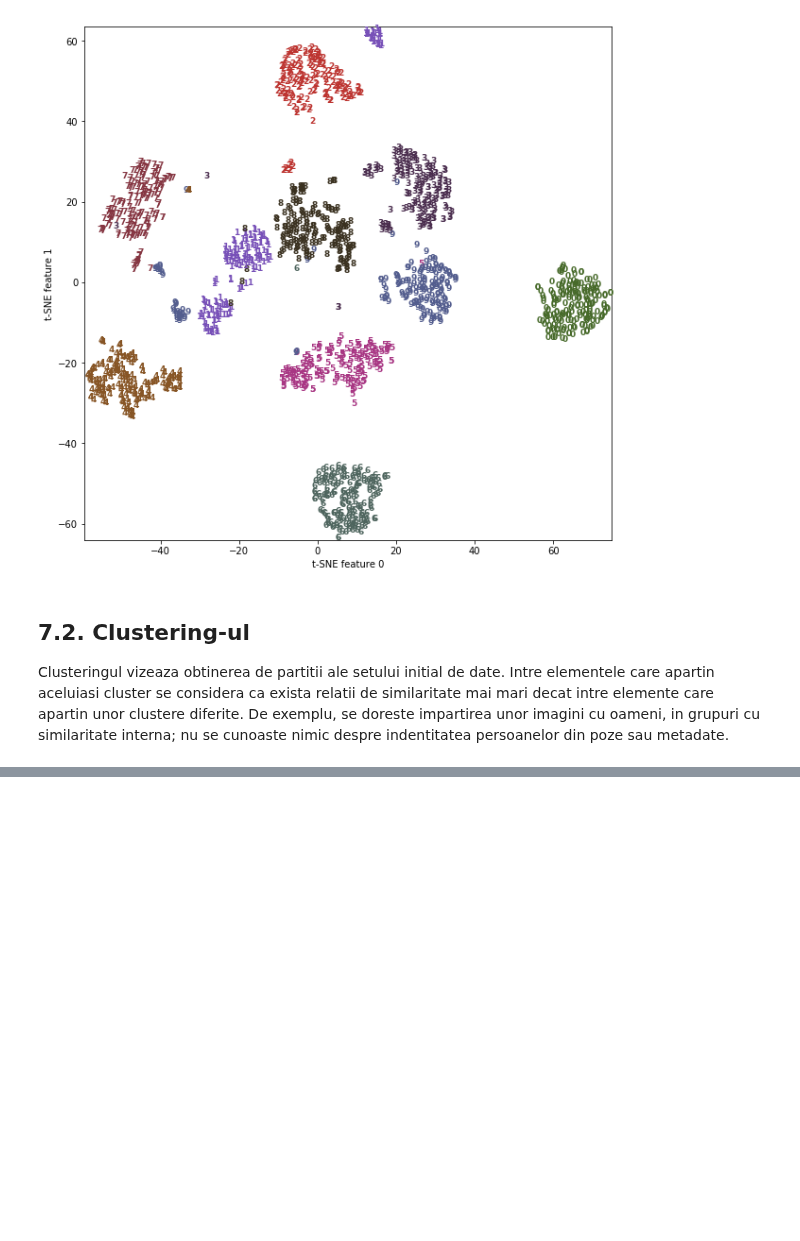
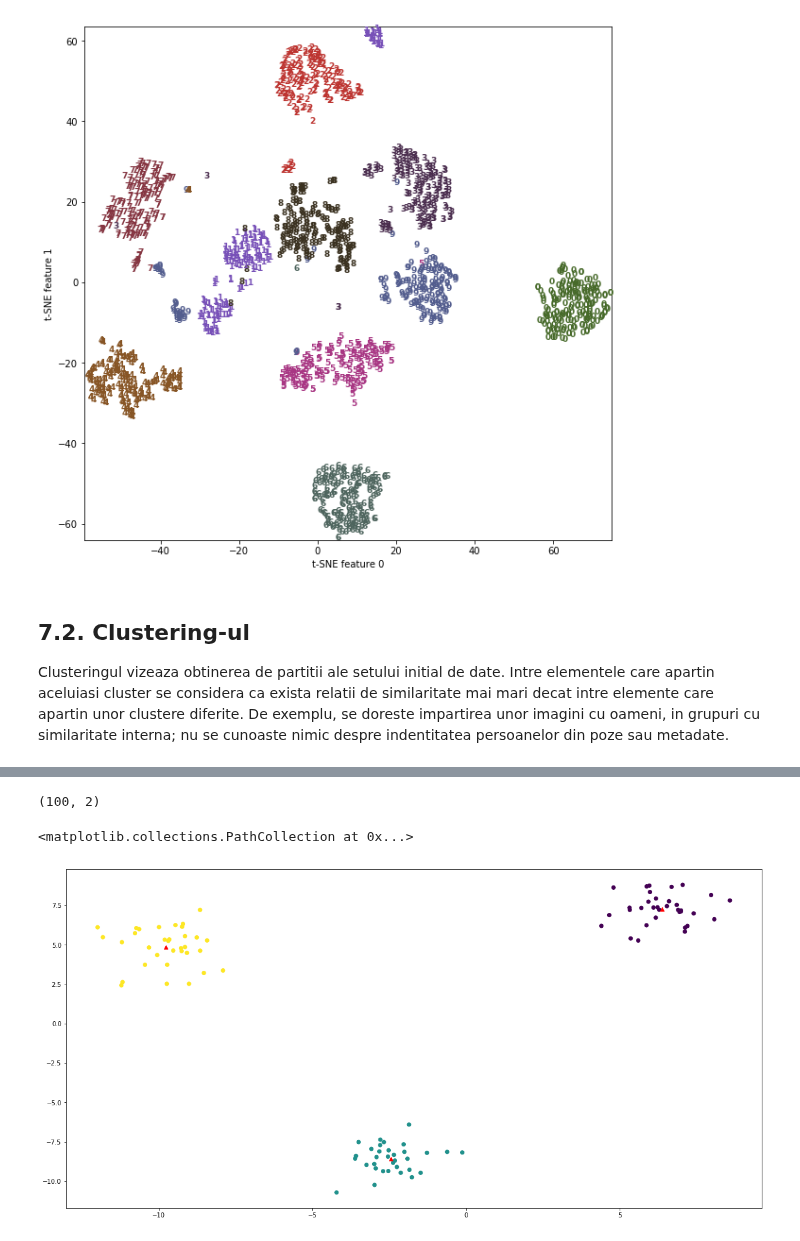
Before and after one commit to lmsasu/cursuri, a Jupyter notebook: Introducere_in_data_science/cursuri/Curs7/Curs 7.ipynb, the cells around one changed output, grey strips where cells are left out. Saved outputs shown, nothing was run; the diff lists cells and outputs as text; code cells hidden in the pictures; blank space fills up the shorter version.

Commit message:
Course 7: clustering added

```diff
--- a/Introducere_in_data_science/cursuri/Curs7/Curs 7.ipynb
+++ b/Introducere_in_data_science/cursuri/Curs7/Curs 7.ipynb
@@ -370,0 +379,16 @@ Bibliografie:
+# %%
+X, y = make_blobs()
+X.shape
+# %% [output]
+(100, 2)
+# %%
+plt.figure(figsize=(20, 10))
+plt.scatter(X[:, 0], X[:, 1], c=y)
+
+kmeans = KMeans(n_clusters=3)
+kmeans.fit(X)
+centroids = kmeans.cluster_centers_
+plt.scatter(centroids[:, 0], centroids[:, 1], marker='^', c='red')
+# %% [output]
+<matplotlib.collections.PathCollection at 0x...>
+[figure, added]
```
Also changed, not shown: parts of 13 cells of this notebook, 1 other file.
